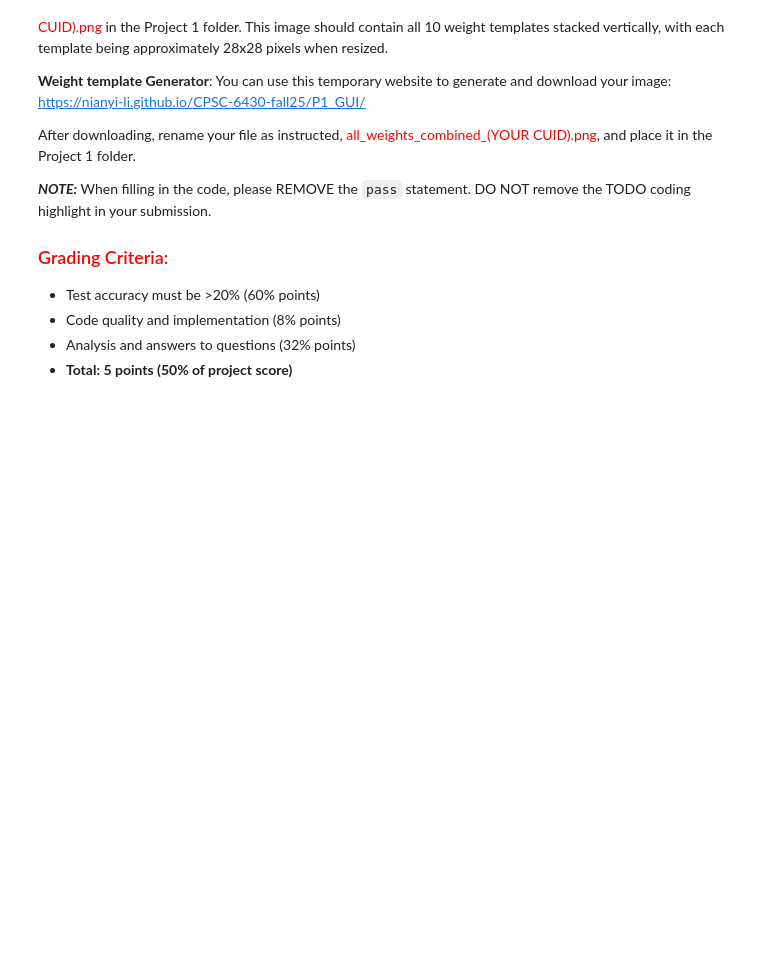
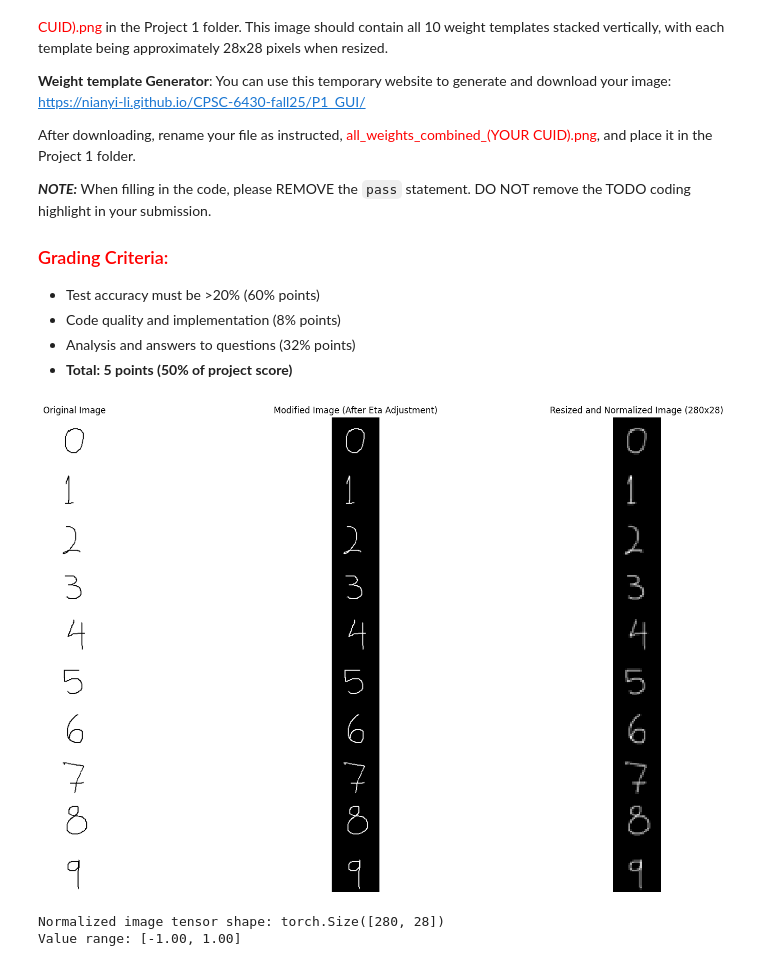
Before and after one commit to stovetop-z/Deep-Learning, a Jupyter notebook: Project 1/01_linear_feature.ipynb, the cells around one changed output. Drawn from its saved outputs; the diff is of its cells as text; code cells hidden in the pictures; blank space fills up the shorter version.

```diff
--- a/Project 1/01_linear_feature.ipynb
+++ b/Project 1/01_linear_feature.ipynb
@@ -62,7 +62,7 @@ torch.manual_seed(42)
 np.random.seed(42)
 # %%
 # Load and preprocess the combined digits image
-image_path = 'all_weights_combined.png' # all_digits_combined_4
+image_path = 'all_weights_combined_szinn.png' # all_digits_combined_4
 img = Image.open(image_path)
 img_array = np.array(img)
 
@@ -81,33 +81,37 @@ img_modified = (1 - eta) * img_array + eta * (255 - img_array)
 
 # Resize to height 280 and width 28 (10 blocks of 28x28 stacked vertically)
 target_size = (28, 280)  # Note: PIL uses (width, height)
 img_resized = Image.fromarray(img_modified.astype(np.uint8)).resize(target_size)
 img_tensor = torch.tensor(np.array(img_resized), dtype=torch.float32)
 
 # Normalize to [-1, 1]
 img_min = img_tensor.min()
 img_max = img_tensor.max()
 img_normalized = 2.0 * (img_tensor - img_min) / (img_max - img_min) - 1.0
 
 # Display original, modified, and resized images
 plt.figure(figsize=(20, 10))
 plt.subplot(1, 3, 1)
 plt.imshow(img_array, cmap='gray')
 plt.title('Original Image')
 plt.axis('off')
 plt.subplot(1, 3, 2)
 plt.imshow(img_modified, cmap='gray')
 plt.title('Modified Image (After Eta Adjustment)')
 plt.axis('off')
 plt.subplot(1, 3, 3)
 plt.imshow(img_normalized.numpy(), cmap='gray')
 plt.title('Resized and Normalized Image (280x28)')
 plt.tight_layout()
 plt.axis('off')
 plt.show()
 
 print(f"Normalized image tensor shape: {img_normalized.shape}")
 print(f"Value range: [{img_normalized.min():.2f}, {img_normalized.max():.2f}]")
+# %% [output]
+[figure, added]
+Normalized image tensor shape: torch.Size([280, 28])
+Value range: [-1.00, 1.00]
 # %%
 # Create weight matrix [10, 784] from the normalized image
 weight_matrix = torch.zeros(10, 784)
```
Also changed, not shown: parts of 4 cells of this notebook, 16 other files.
